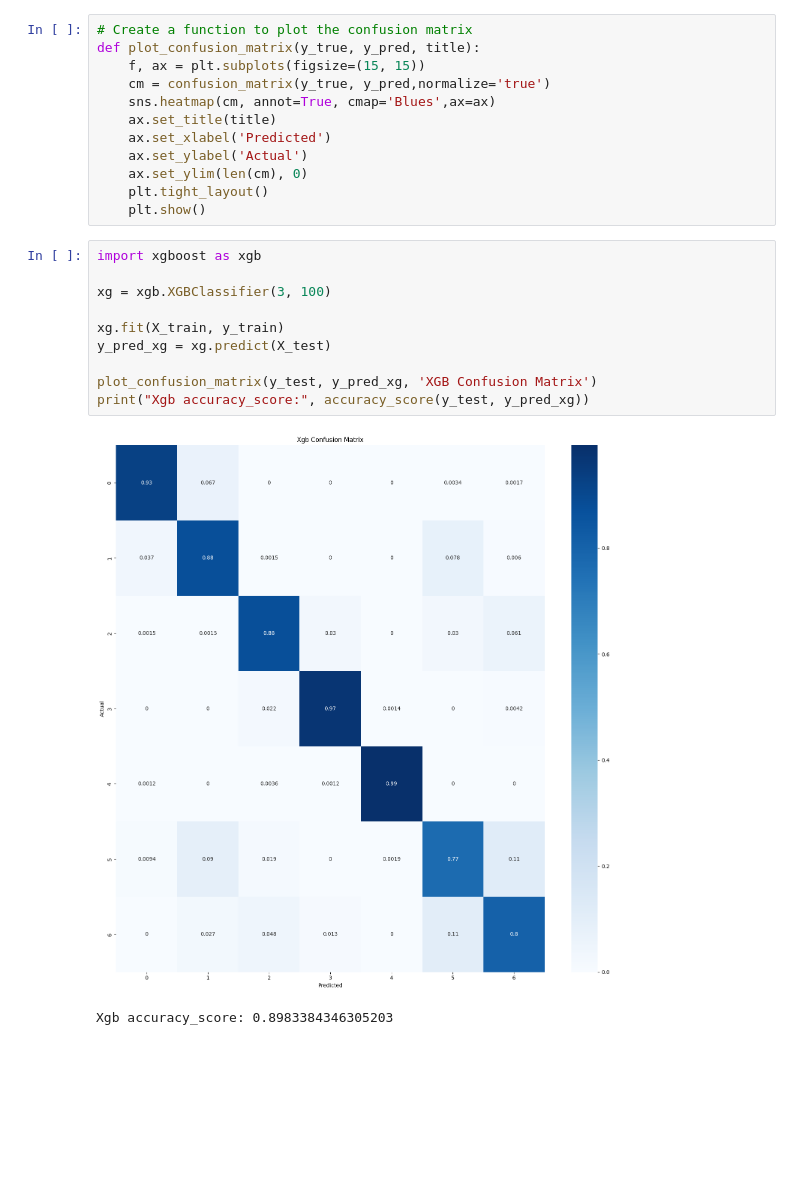
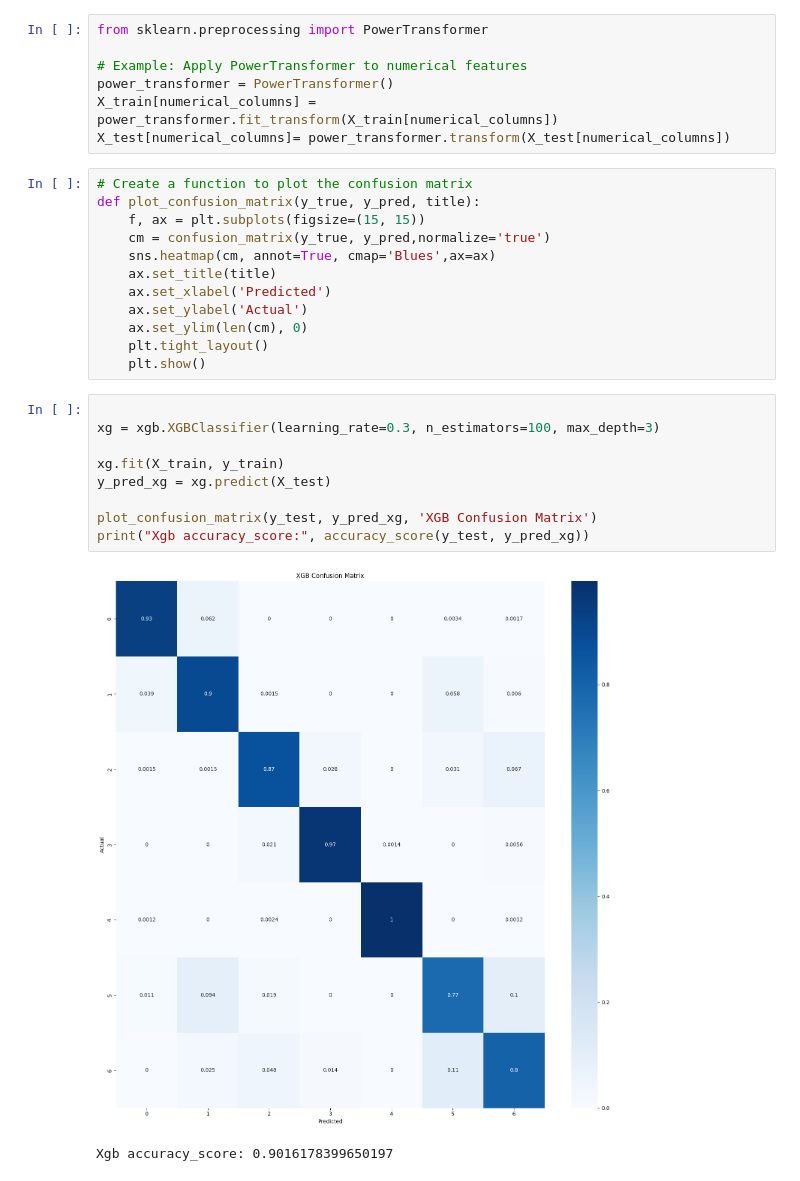
Before and after one commit to Saifix/Multi-Class-Prediction-of-Obesity-Risk, a Jupyter notebook: Main.ipynb, the cells around one changed output. Saved outputs shown, nothing was run; the diff lists cells and outputs as text; blank space fills up the shorter version.

```diff
--- a/Main.ipynb
+++ b/Main.ipynb
@@ -79,6 +80,13 @@ scaler = StandardScaler()
 numerical_columns = ['Age', 'Height', 'Weight', 'FCVC', 'NCP', 'CH2O']
 X_train[numerical_columns] = scaler.fit_transform(X_train[numerical_columns])
 X_test[numerical_columns] = scaler.transform(X_test[numerical_columns])
+# %%
+from sklearn.preprocessing import PowerTransformer
+
+# Example: Apply PowerTransformer to numerical features
+power_transformer = PowerTransformer()
+X_train[numerical_columns] = power_transformer.fit_transform(X_train[numerical_columns])
+X_test[numerical_columns]= power_transformer.transform(X_test[numerical_columns])
 # %%
 # Create a function to plot the confusion matrix
 def plot_confusion_matrix(y_true, y_pred, title):
@@ -92,15 +100,14 @@ def plot_confusion_matrix(y_true, y_pred, title):
     plt.tight_layout()
     plt.show()
 # %%
-import xgboost as xgb
 
-xg = xgb.XGBClassifier(3, 100)
+xg = xgb.XGBClassifier(learning_rate=0.3, n_estimators=100, max_depth=3)
 
 xg.fit(X_train, y_train)
 y_pred_xg = xg.predict(X_test)
 
 plot_confusion_matrix(y_test, y_pred_xg, 'XGB Confusion Matrix')
 print("Xgb accuracy_score:", accuracy_score(y_test, y_pred_xg))
 # %% [output]
-[figure, old version]
+[figure, new version]
-Xgb accuracy_score: 0.8983384346305203
+Xgb accuracy_score: 0.9016178399650197
```
Also changed, not shown: parts of 1 cell of this notebook.
